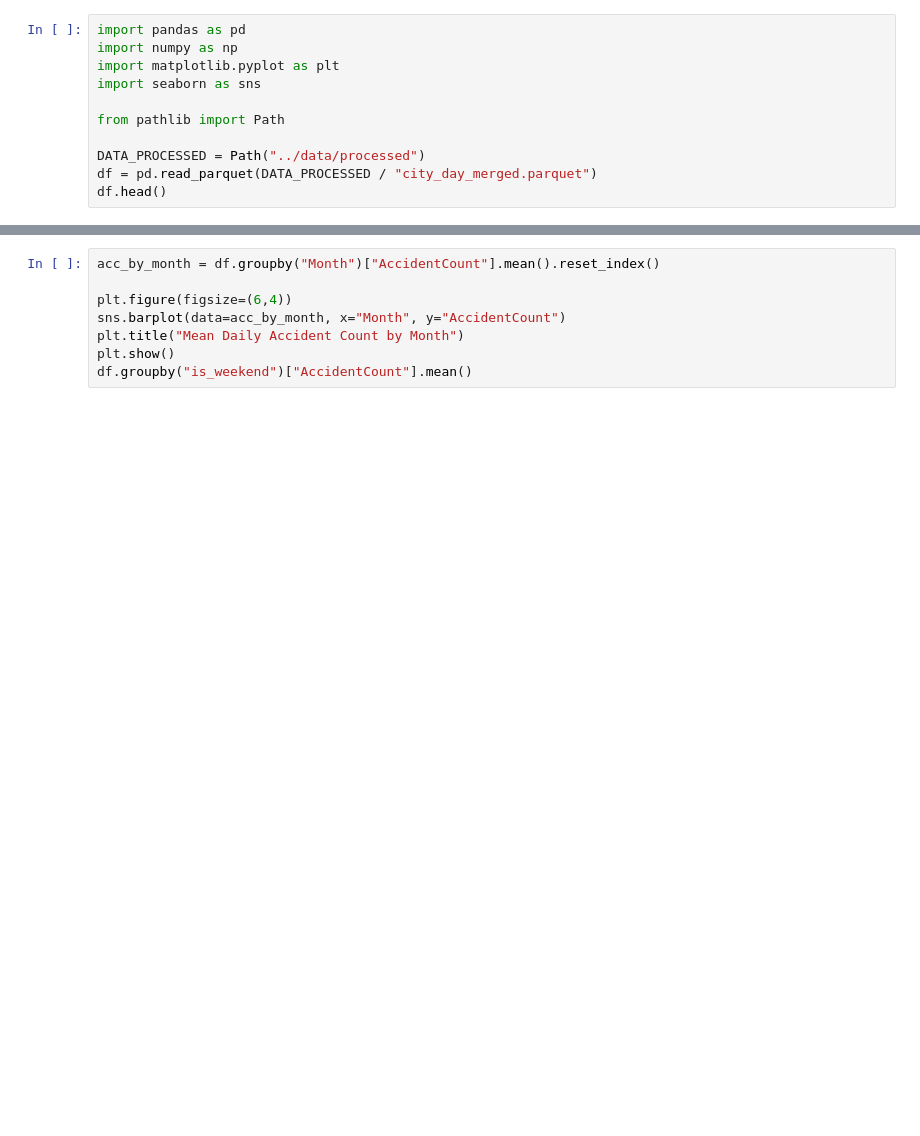
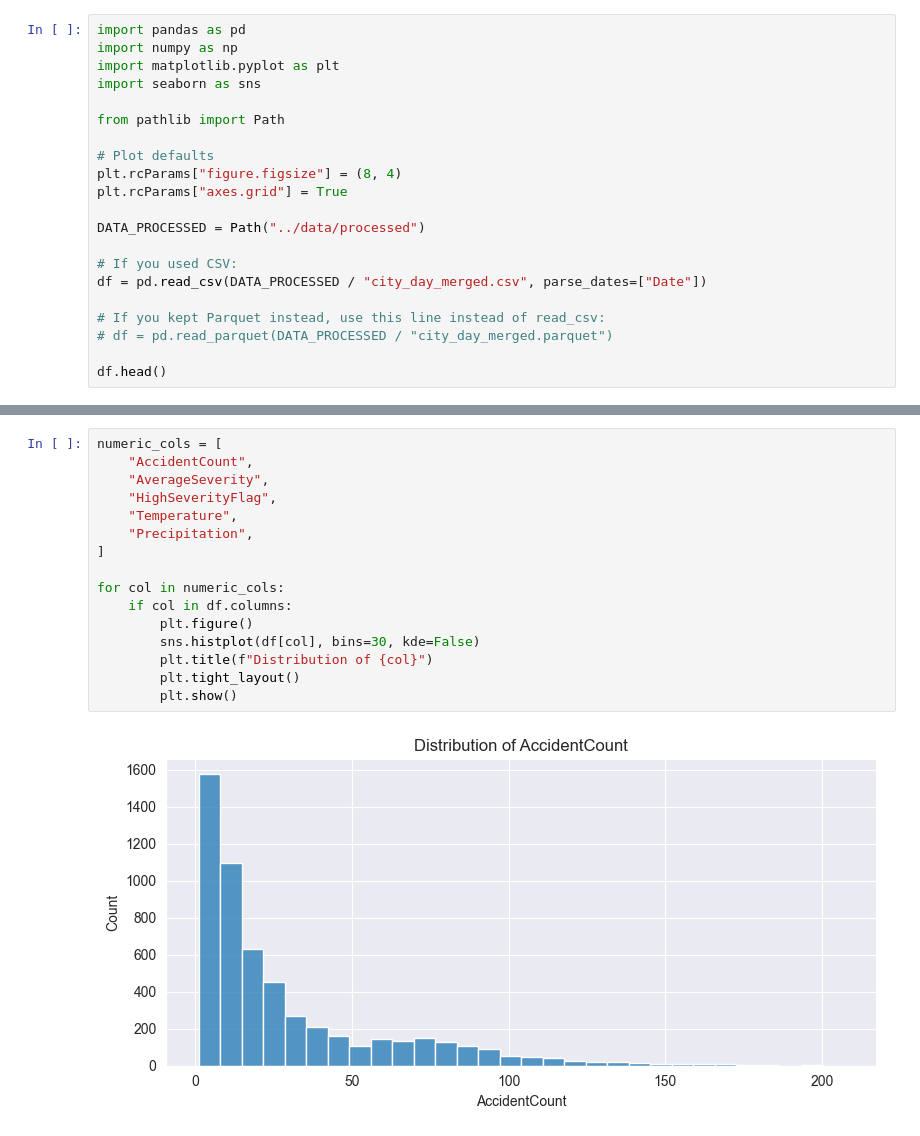
Before and after one commit to ubartu/dsa210ubartu, a Jupyter notebook: notebooks/01_EDA.ipynb, the cells around one changed output, grey strips where cells are left out. Cells and saved outputs as stored; diff of their text form; blank space fills up the shorter version.

Commit message:
refactor EDA notebook; enhance data loading and visualization, add hypothesis testing notebook

```diff
--- a/notebooks/01_EDA.ipynb
+++ b/notebooks/01_EDA.ipynb
@@ -6,6 +6,16 @@ import seaborn as sns
 
 from pathlib import Path
 
+# Plot defaults
+plt.rcParams["figure.figsize"] = (8, 4)
+plt.rcParams["axes.grid"] = True
+
 DATA_PROCESSED = Path("../data/processed")
-df = pd.read_parquet(DATA_PROCESSED / "city_day_merged.parquet")
+
+# If you used CSV:
+df = pd.read_csv(DATA_PROCESSED / "city_day_merged.csv", parse_dates=["Date"])
+
+# If you kept Parquet instead, use this line instead of read_csv:
+# df = pd.read_parquet(DATA_PROCESSED / "city_day_merged.parquet")
+
 df.head()
@@ -24,8 +72,18 @@ plt.tight_layout()
 # %%
-acc_by_month = df.groupby("Month")["AccidentCount"].mean().reset_index()
+numeric_cols = [
+    "AccidentCount",
+    "AverageSeverity",
+    "HighSeverityFlag",
+    "Temperature",
+    "Precipitation",
+]
 
-plt.figure(figsize=(6,4))
-sns.barplot(data=acc_by_month, x="Month", y="AccidentCount")
-plt.title("Mean Daily Accident Count by Month")
-plt.show()
-df.groupby("is_weekend")["AccidentCount"].mean()
+for col in numeric_cols:
+    if col in df.columns:
+        plt.figure()
+        sns.histplot(df[col], bins=30, kde=False)
+        plt.title(f"Distribution of {col}")
+        plt.tight_layout()
+        plt.show()
+# %% [output]
+[figure, added]
```
Also changed, not shown: parts of 13 cells of this notebook, 1 other file.
